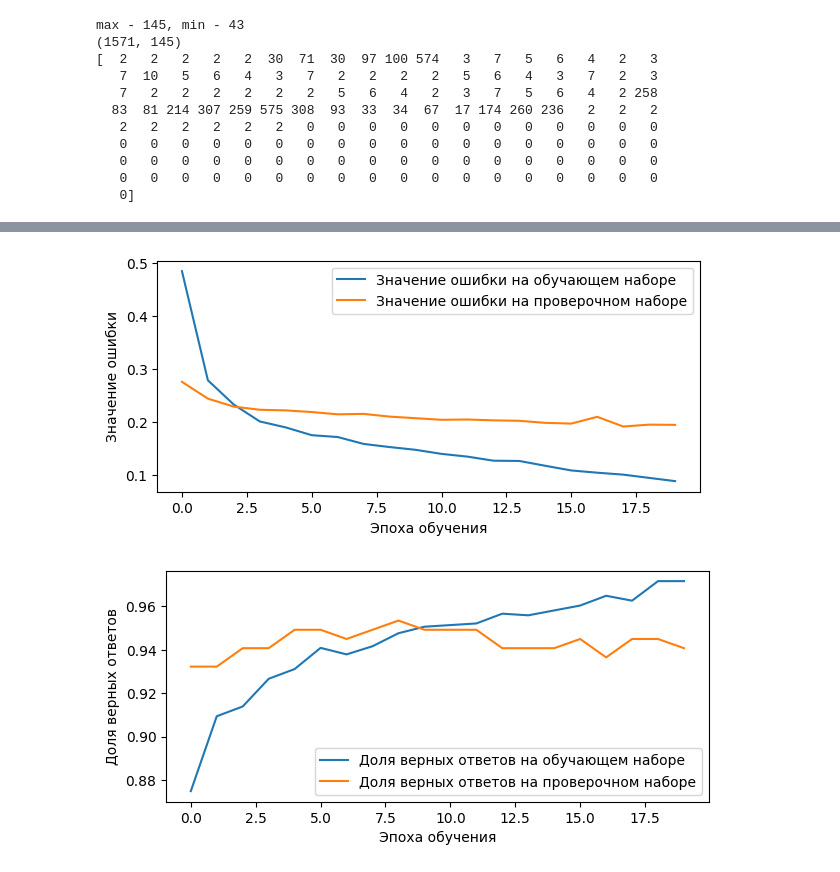
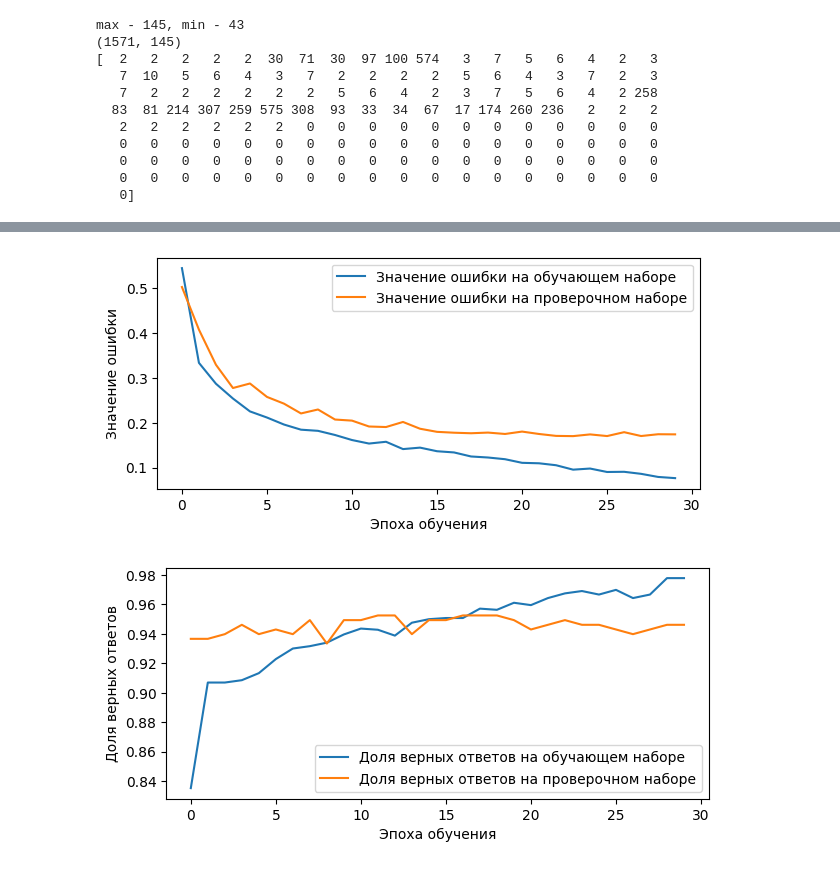
Before and after one commit to Untick/InspectrumClinic_RS_gr1, a Jupyter notebook: Gavrilkov Nikolay/internship_3.ipynb, the cells around one changed output, grey strips where cells are left out. Cells and saved outputs as stored; diff of their text form; code cells hidden in the pictures.

```diff
--- a/Gavrilkov Nikolay/internship_3.ipynb
+++ b/Gavrilkov Nikolay/internship_3.ipynb
@@ -737,19 +737,24 @@ x1 = Dropout(0.4, name = 'Dropout1_x1') (x1)
 x1 = Dense(128, activation = 'relu', name = 'Dense2_x1') (x1)
 
 input_x2 = Input(shape=(x_data2.shape[1]), name = 'input_x2')
-x2 = Dense(1200, activation = 'relu', name = 'Dense1_x2') (input_x2)
+x2 = Dense(1000, activation = 'relu', name = 'Dense1_x2') (input_x2)
+#x2 = BatchNormalization() (x2)
 x2 = Dropout(0.4, name = 'Dropout1_x2') (x2)
 x2 = Dense(128, activation = 'relu', name = 'Dense2_x2') (x2)
 
 input_x3 = Input(shape=(x_data3.shape[1]), name = 'input_x3')
-x3 = Dense(32, activation = 'relu', name = 'Dense1_x3') (input_x3)
+x3 = Dense(64, activation = 'relu', name = 'Dense1_x3') (input_x3)
 x3 = Dropout(0.4, name = 'Dropout1_x3') (x3)
 x3 = Dense(16, activation = 'relu', name = 'Dense2_x3') (x3)
 
 input_x4 = Input(shape=(x_data4.shape[1]), name = 'input_x4')
 x4 = Embedding(input_dim = 960, output_dim =10, input_length = x_data4.shape[1], name = 'Embedding1_x4') (input_x4)
-x4 = SpatialDropout1D(0.2 , name = 'Dropout1_x4') (x4)
+x4 = SpatialDropout1D(0.4 , name = 'Dropout1_x4') (x4)
+x4 = BatchNormalization() (x4)
+x4 = Conv1D(20, 5, activation='relu') (x4)
+x4 = MaxPool1D(2) (x4)
 x4 = Flatten(name = 'Flatten1_x4') (x4)
+x4 = Dropout(0.4, name = 'Dropout2_x4') (x4)
 x4 = Dense(64, activation = 'relu', name = 'Dense1_x4') (x4)
 
 x = concatenate([x1, x2, x3, x4])
@@ -764,2 +769,3 @@ utils.plot_model(model, show_shapes=True)
 # %%
 model.compile(optimizer=RMSprop(learning_rate=0.0001), loss='categorical_crossentropy', metrics=['accuracy'])
+history1 = model.fit({'input_x1':x_data1,'input_x2':x_data2,'input_x3':x_data3,'input_x4':x_data4}, y_data, batch_size=48, validation_split=0.2, epochs=30, verbose=1)
@@ -786,24 +793,24 @@ Epoch 20/20
 # %%
 plt.figure(figsize = (7, 3))
-plt.plot(history.history['loss'],
+plt.plot(history1.history['loss'],
          label='Значение ошибки на обучающем наборе')
-plt.plot(history.history['val_loss'],
+plt.plot(history1.history['val_loss'],
          label='Значение ошибки на проверочном наборе')
 plt.xlabel('Эпоха обучения')
 plt.ylabel('Значение ошибки')
 plt.legend()
 plt.show()
 
 # Строим график для отображения динамики обучения и точности предсказания сети
 plt.figure(figsize = (7, 3))
-plt.plot(history.history['accuracy'],
+plt.plot(history1.history['accuracy'],
          label='Доля верных ответов на обучающем наборе')
-plt.plot(history.history['val_accuracy'],
+plt.plot(history1.history['val_accuracy'],
          label='Доля верных ответов на проверочном наборе')
 plt.xlabel('Эпоха обучения')
 plt.ylabel('Доля верных ответов')
 plt.legend()
 plt.show()
 # %% [output]
-[figure, old version]
+[figure, new version]
-[figure, old version]
+[figure, new version]
```
Also changed, not shown: parts of 3 cells of this notebook.
